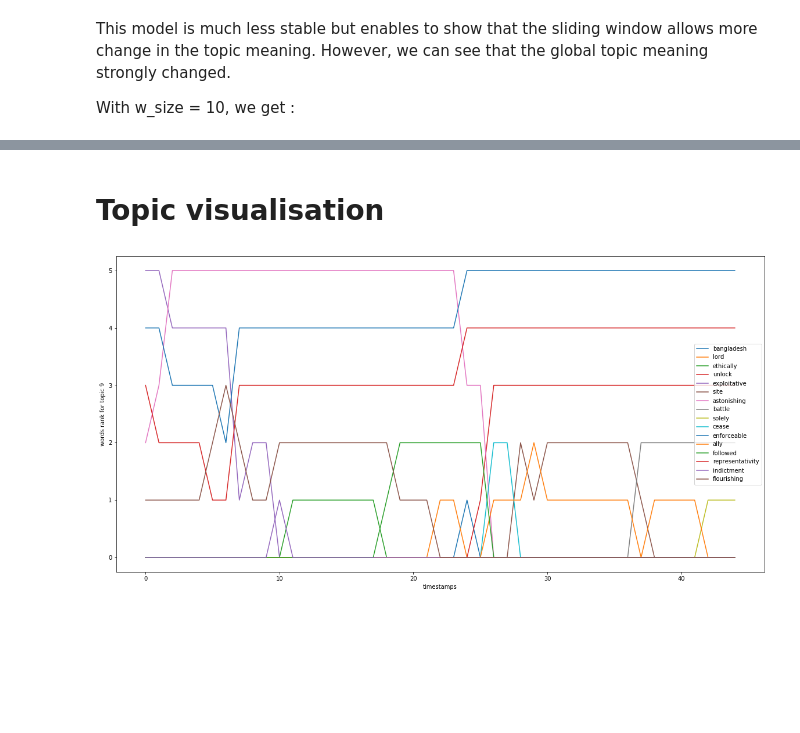
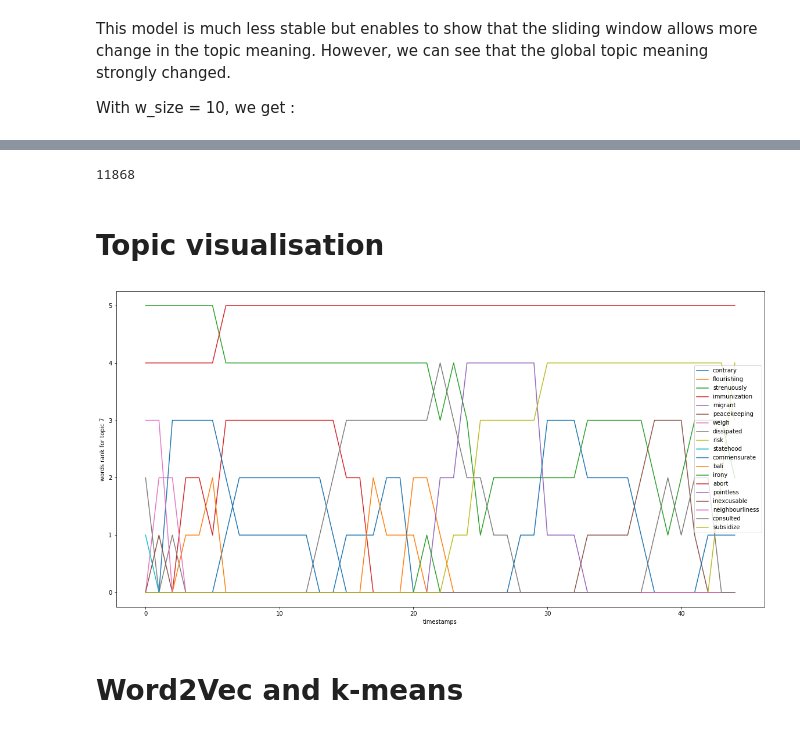
Before and after one commit to alexandredupuy-zini/dynamic-topic-modeling, a Jupyter notebook: notebooks/kmeans.ipynb, the cells around one changed output, grey strips where cells are left out. Cells and saved outputs as stored; diff of their text form; code cells hidden in the pictures; blank space fills up the shorter version.

```diff
--- a/notebooks/kmeans.ipynb
+++ b/notebooks/kmeans.ipynb
@@ -16,5 +16,5 @@ from sklearn.cluster import KMeans
 Computing inertia to improve $k$ with the elbow rule is time consuming and can't really get automated. Increasing $k$ according to the data needs to be done differently. We will focus on dynamic method with a fixed $k$ for now.
 # %%
 dictionary = catalog.load("UN_dictionary")
-id2token = {v: k for k, v in dictionary.token2id.items()}
+token2id = dictionary.token2id
 # %% [output]
@@ -69,7 +73,7 @@ km.fit(tfidf[timestamp_train[timestamp_train['timeslice'] == 0].index])
 centroids = km.cluster_centers_
 order_centroids = centroids.argsort()[:,::-1]
 
-cluster_terms.append(top_terms(num_clusters, n_terms, id2token, order_centroids))
+cluster_terms.append(top_terms(num_clusters, n_terms, dictionary, order_centroids))
 
 for i in tqdm(range(1,timestamp_train.max().values[0] + 1)):
     km = KMeans(n_clusters=num_clusters, n_jobs=-1, init=centroids, n_init=1)
@@ -77,7 +81,7 @@ for i in tqdm(range(1,timestamp_train.max().values[0] + 1)):
     centroids = km.cluster_centers_
     order_centroids = centroids.argsort()[:,::-1]
 
-    cluster_terms.append(top_terms(num_clusters, n_terms, id2token, order_centroids))
+    cluster_terms.append(top_terms(num_clusters, n_terms, dictionary, order_centroids))
 # %%
 for i in range(44):
     print(cluster_terms[i][8])
@@ -116,7 +120,7 @@ km.fit(tfidf[timestamp_train[timestamp_train['timeslice'] == 0].index])
 centroids = km.cluster_centers_
 order_centroids = centroids.argsort()[:,::-1]
 
-cluster_terms.append(top_terms(num_clusters, n_terms, id2token, order_centroids))
+cluster_terms.append(top_terms(num_clusters, n_terms, dictionary, order_centroids))
 
 for i in tqdm(range(1,timestamp_train.max().values[0] + 1)):
     km = KMeans(n_clusters=num_clusters, n_jobs=-1, init=centroids, n_init=1)
@@ -124,7 +128,7 @@ for i in tqdm(range(1,timestamp_train.max().values[0] + 1)):
     centroids = km.cluster_centers_
     order_centroids = centroids.argsort()[:,::-1]
 
-    cluster_terms.append(top_terms(num_clusters, n_terms, id2token, order_centroids))
+    cluster_terms.append(top_terms(num_clusters, n_terms, dictionary, order_centroids))
 # %%
 pickle.dump(cluster_terms, open( "all_nogram.p", "wb" ))
 # %%
@@ -167,7 +171,7 @@ km.fit(tfidf[timestamp_train[timestamp_train['timeslice'] == 0].index])
 centroids = km.cluster_centers_
 order_centroids = centroids.argsort()[:,::-1]
 
-cluster_terms.append(top_terms(num_clusters, n_terms, id2token, order_centroids))
+cluster_terms.append(top_terms(num_clusters, n_terms, dictionary, order_centroids))
 
 for i in tqdm(range(1,timestamp_train.max().values[0] + 1)):
     km = KMeans(n_clusters=num_clusters, n_jobs=-1, init=centroids, n_init=1)
@@ -178,7 +182,7 @@ for i in tqdm(range(1,timestamp_train.max().values[0] + 1)):
     centroids = km.cluster_centers_
     order_centroids = centroids.argsort()[:,::-1]
 
-    cluster_terms.append(top_terms(num_clusters, n_terms, id2token, order_centroids))
+    cluster_terms.append(top_terms(num_clusters, n_terms, dictionary, order_centroids))
 # %% [markdown]
 For w_size=5, we get the following clusters :
 # %%
@@ -238,3 +242,7 @@ for i in range(44):
+# %%
+token2id['sassou']
+# %% [output]
+11868
 # %% [markdown]
 # Topic visualisation
 # %%
@@ -265,10 +273,12 @@ def print_top_terms(n_topic, n_terms, max_t, cluster_terms):
     plt.legend()
     plt.show()
 # %%
-n_topic = 9
+n_topic = 7
 n_terms = 5
 max_t = timestamp_train.max().values[0]
 
 print_top_terms(n_topic, n_terms, max_t, cluster_terms)
 # %% [output]
-[figure, old version]
+[figure, new version]
+# %% [markdown]
+# Word2Vec and k-means
```
Also changed, not shown: parts of 40 cells of this notebook.
